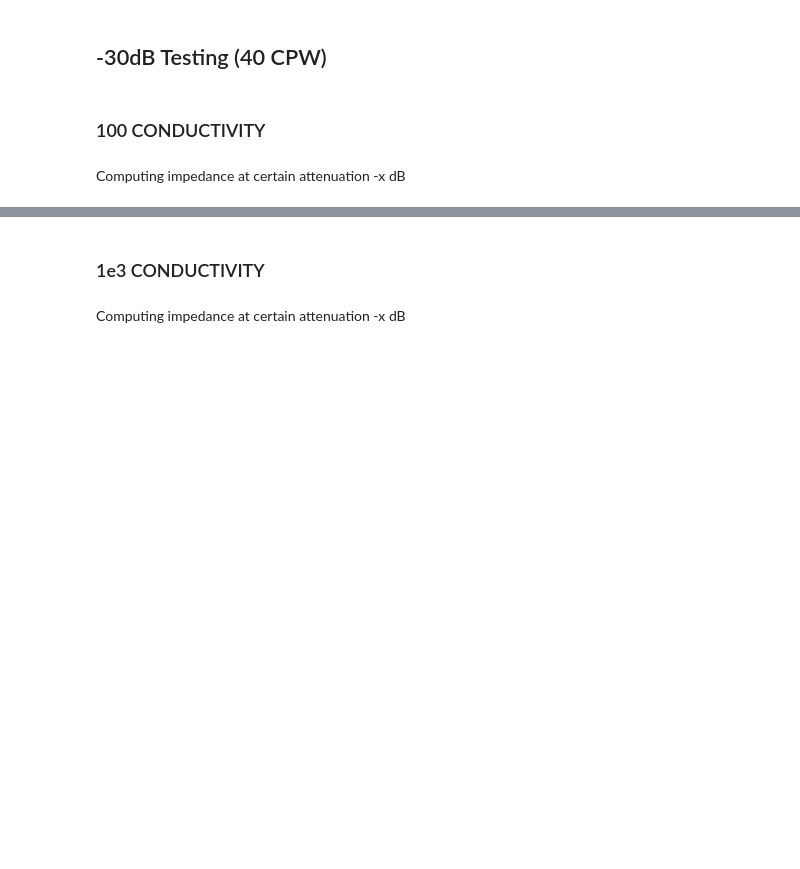
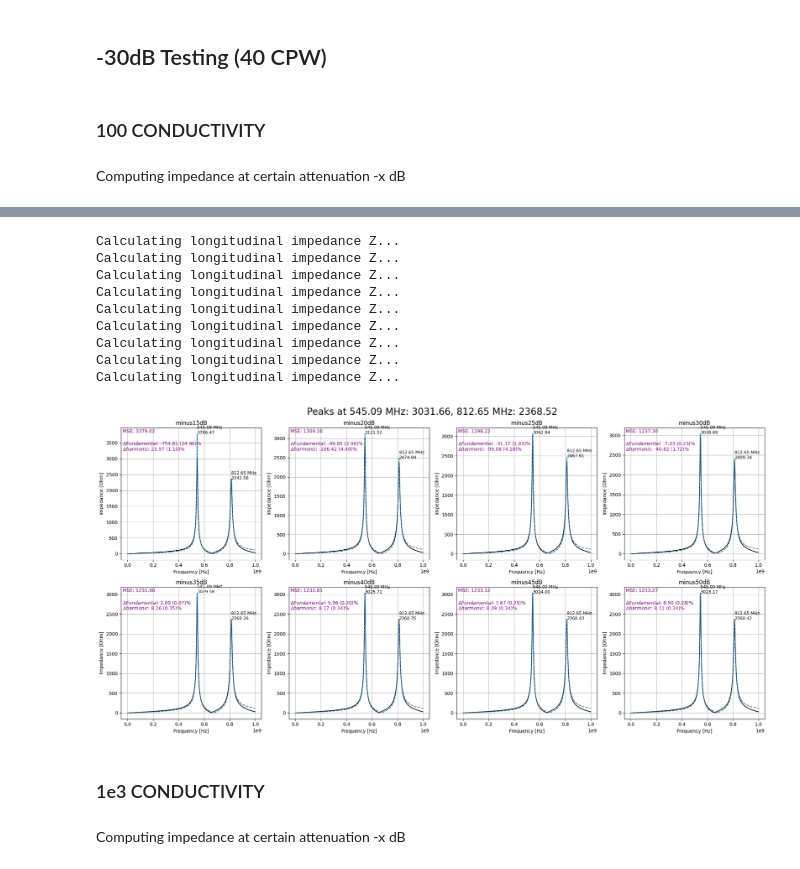
Before and after one commit to MaltheRaschke/GARFIELD, a Jupyter notebook: examples/Extrapolation_testing.ipynb, the cells around one changed output, grey strips where cells are left out. Saved outputs shown, nothing was run; the diff lists cells and outputs as text; code cells hidden in the pictures; blank space fills up the shorter version.

```diff
--- a/examples/Extrapolation_testing.ipynb
+++ b/examples/Extrapolation_testing.ipynb
@@ -263,3 +245,33 @@ Calculating longitudinal impedance Z...
+# %%
+"""Extrapolating the wake until fully decayed"""
+
+end_time = (data_wake[-1, 0]/100)/c_light # Converting from wake length to time.
+
+new_time_extrapolate = timeframe_for_extrapolation(results, end_time)
+
+
+"""Compute the longitudinal wake function of the two resonators for all attenuations"""
+
+wake_extrapolations = compute_longitudinal_wake_function(results, new_time_extrapolate)
+
+"""Compute the impedance of the fully decayed simulated data in order to compare it with the extrapolated data"""
+
+wake_fully_simulated, peaks_fs, peaks_height_fs = compute_impedance_wakis(data_wake)
+
+# Comparing the extrapolated wake with the fully simulated data
+
+compare_extrapolation_results(wake_frequencies, wake_extrapolations, new_time_extrapolate, data_wake, charge_dist, wake_fully_simulated, peaks_fs, peaks_height_fs)
+# %% [output]
+Calculating longitudinal impedance Z...
+Calculating longitudinal impedance Z...
+Calculating longitudinal impedance Z...
+Calculating longitudinal impedance Z...
+Calculating longitudinal impedance Z...
+Calculating longitudinal impedance Z...
+Calculating longitudinal impedance Z...
+Calculating longitudinal impedance Z...
+Calculating longitudinal impedance Z...
+[figure, added]
 # %% [markdown]
 ### 1e3 CONDUCTIVITY
 # %%
```
Also changed, not shown: parts of 63 cells of this notebook.
